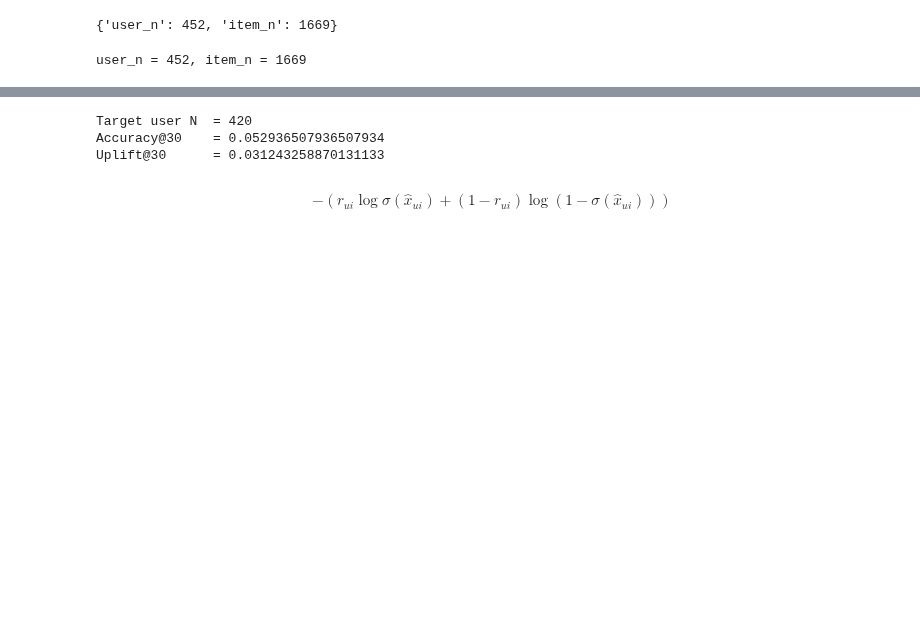
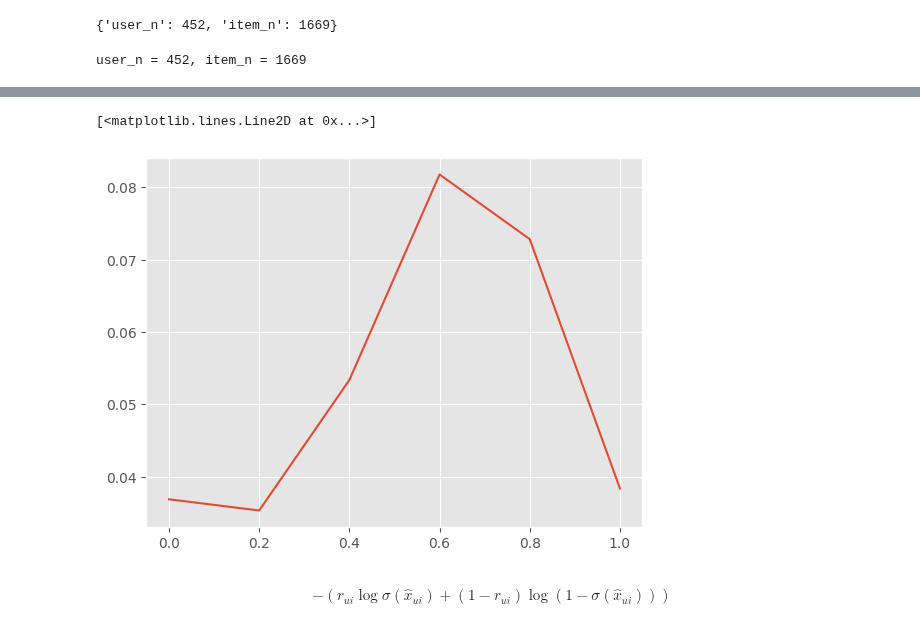
Before and after one commit to tishii2479/my-master-project, a Jupyter notebook: proj-03/train.ipynb, the cells around one changed output, grey strips where cells are left out. Saved outputs shown, nothing was run; the diff lists cells and outputs as text; code cells hidden in the pictures; blank space fills up the shorter version.

```diff
--- a/proj-03/train.ipynb
+++ b/proj-03/train.ipynb
@@ -41,10 +49,3 @@ ITEM_N = params["item_n"]
 print(f"user_n = {USER_N}, item_n = {ITEM_N}")
 # %% [output]
 user_n = 452, item_n = 1669
-# %%
-rnd = np.random.RandomState(SEED)
-
-X_u = rnd.normal(size=(USER_N, D))
-X_v = rnd.normal(size=(ITEM_N, D))
-
-EPS = 1e-4
@@ -159,0 +205,13 @@ Text(0, 0.5, 'loss')
+# %%
+k = 30
+
+alphas = np.linspace(0.0, 1.0, 6)
+accuracys, uplifts = [], []
+
+for alpha in alphas:
+    args = Args()
+    args.alpha = alpha
+    X_u, X_v, losses = train(args=args)
+    accuracy, uplift = eval(X_u=X_u, X_v=X_v, k=k, args=args)
+    accuracys.append(accuracy)
+    uplifts.append(uplift)
@@ -160,3 +237,8 @@ Text(0, 0.5, 'loss')
+# %%
+plt.plot(alphas, uplifts)
+# %% [output]
+[<matplotlib.lines.Line2D at 0x...>]
+[figure, added]
 # %%
 # np.save("./model/ulrmf_X_u.npy", X_u)
 # np.save("./model/ulrmf_X_v.npy", X_v)
@@ -169,39 +251,6 @@ X_v = np.load("./model/ulrmf_X_v.npy")
 
 # X_u = np.load("./model/rmf_X_u.npy")
 # X_v = np.load("./model/rmf_X_v.npy")
-# %%
-K = 30
-acc = 0
-uplift = 0
-target_user_n = 0
-
-for u in range(USER_N):
-    if df_dict[u][f"{MODE}_eval_purchased_items"] is None:
-        continue
-    L_M = set(np.matmul(X_u[u], X_v.T).argsort()[-K:])
-    L_D = set(df_dict[u][f"{MODE}_eval_recommended_items"])
-    L_M_and_D = list(L_M & L_D)
-    L_M_not_D = list(L_M - L_D)
-
-    Y = set(df_dict[u][f"{MODE}_eval_purchased_items"])
-
-    if len(L_M_and_D) > 0 and len(L_M_not_D) > 0:
-        # print(len(L_M_and_D), len(L_M_not_D), len(L_M), len(L_D))
-        tau = sum([1 if e in Y else 0 for e in L_M_and_D]) / len(L_M_and_D) - sum([1 if e in Y else 0 for e in L_M_not_D]) / len(L_M_not_D)
-        uplift += tau
-
-        v = len(L_M & Y)
-        acc += v
-
-        target_user_n += 1
-
-print(f"Target user N  = {target_user_n}")
-print(f"Accuracy@{K}    = {acc / target_user_n / K}")
-print(f"Uplift@{K}      = {uplift / target_user_n}")
-# %% [output]
-Target user N  = 420
-Accuracy@30    = 0.052936507936507934
-Uplift@30      = 0.031243258870131133
 # %% [markdown]
 $$
 -(r_{ui} \log \sigma (\hat{x}_{ui}) + (1 - r_{ui}) \log (1 - \sigma (\hat{x}_{ui})))
```
Also changed, not shown: parts of 9 cells of this notebook.
